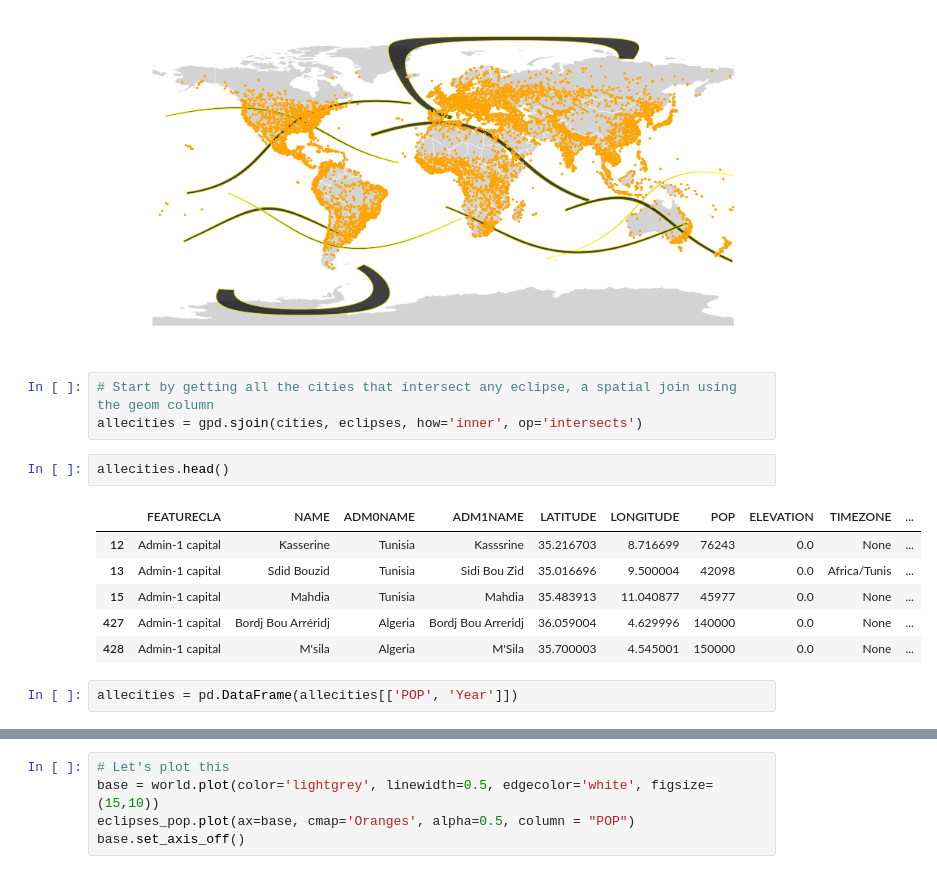
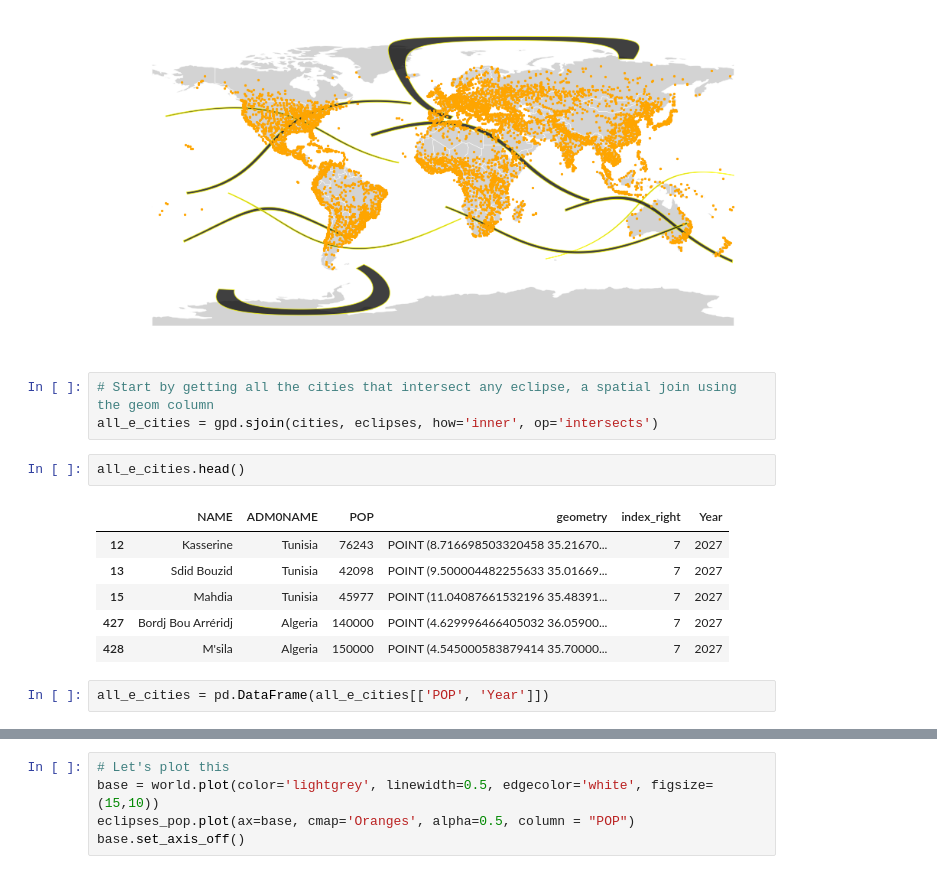
Before and after one commit to christyheaton/PlanYourNextEclipseViewing, a Jupyter notebook: Notebook/Presentation.ipynb, the cells around one changed output, grey strips where cells are left out. Cells and saved outputs as stored; diff of their text form.

```diff
--- a/Notebook/Presentation.ipynb
+++ b/Notebook/Presentation.ipynb
@@ -312,16 +272,16 @@ base.set_axis_off()
 [figure]
 # %%
 # Start by getting all the cities that intersect any eclipse, a spatial join using the geom column
-allecities = gpd.sjoin(cities, eclipses, how='inner', op='intersects')
+all_e_cities = gpd.sjoin(cities, eclipses, how='inner', op='intersects')
 # %%
-allecities.head()
+all_e_cities.head()
 # %% [output]
-|  | FEATURECLA | NAME | ADM0NAME | ADM1NAME | LATITUDE | LONGITUDE | POP | ELEVATION | TIMEZONE | ... |
-| 12 | Admin-1 capital | Kasserine | Tunisia | Kasssrine | 35.216703 | 8.716699 | 76243 | 0.0 | None | ... |
-| 13 | Admin-1 capital | Sdid Bouzid | Tunisia | Sidi Bou Zid | 35.016696 | 9.500004 | 42098 | 0.0 | Africa/Tunis | ... |
-| 15 | Admin-1 capital | Mahdia | Tunisia | Mahdia | 35.483913 | 11.040877 | 45977 | 0.0 | None | ... |
-| 427 | Admin-1 capital | Bordj Bou Arréridj | Algeria | Bordj Bou Arreridj | 36.059004 | 4.629996 | 140000 | 0.0 | None | ... |
-| 428 | Admin-1 capital | M'sila | Algeria | M'Sila | 35.700003 | 4.545001 | 150000 | 0.0 | None | ... |
+|  | NAME | ADM0NAME | POP | geometry | index_right | Year |
+| 12 | Kasserine | Tunisia | 76243 | POINT (8.716698503320458 35.21670... | 7 | 2027 |
+| 13 | Sdid Bouzid | Tunisia | 42098 | POINT (9.500004482255633 35.01669... | 7 | 2027 |
+| 15 | Mahdia | Tunisia | 45977 | POINT (11.04087661532196 35.48391... | 7 | 2027 |
+| 427 | Bordj Bou Arréridj | Algeria | 140000 | POINT (4.629996466405032 36.05900... | 7 | 2027 |
+| 428 | M'sila | Algeria | 150000 | POINT (4.545000583879414 35.70000... | 7 | 2027 |
 # %%
-allecities = pd.DataFrame(allecities[['POP', 'Year']])
+all_e_cities = pd.DataFrame(all_e_cities[['POP', 'Year']])
 # %%
```
Also changed, not shown: parts of 53 cells of this notebook, 3 other files.
